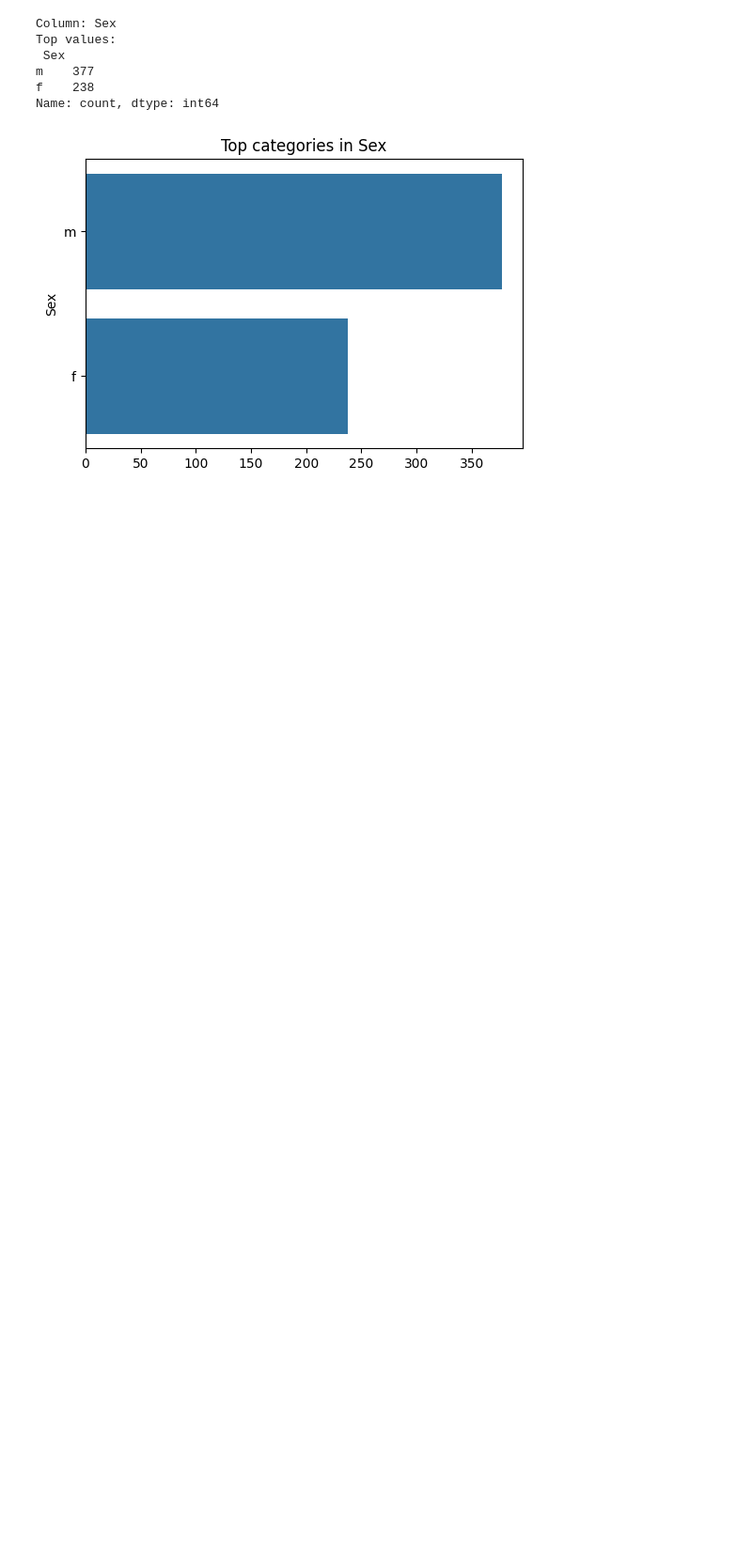
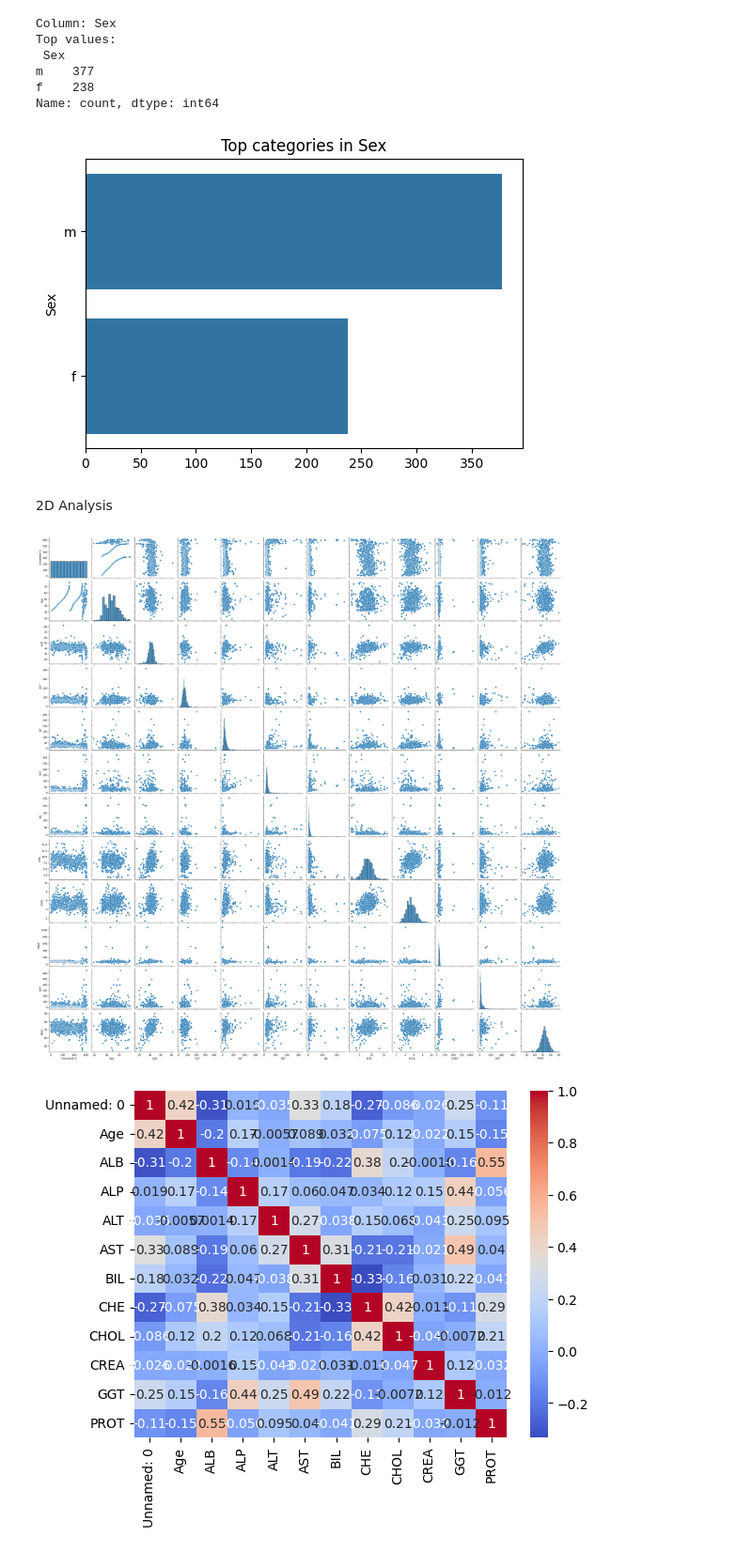
Before and after one commit to Acyuth/EDA_Project, a Jupyter notebook: 22BDS0027.ipynb, the cells around one changed output. Shown at 94% size. Cells and saved outputs as stored; diff of their text form; code cells hidden in the pictures; blank space fills up the shorter version.

```diff
--- a/22BDS0027.ipynb
+++ b/22BDS0027.ipynb
@@ -452,3 +452,26 @@ m    377
 f    238
 Name: count, dtype: int64
 [figure]
+# %% [markdown]
+2D Analysis
+# %%
+# Numeric vs Numeric (correlation)
+sns.pairplot(df[num_cols])
+plt.show()
+
+# Correlation heatmap
+sns.heatmap(df[num_cols].corr(), annot=True, cmap='coolwarm')
+plt.show()
+
+# Numeric vs Categorical (boxplot)
+if 'Category' in df.columns:
+    sns.boxplot(x='Category', y='Age', data=df)
+    plt.show()
+
+# Categorical vs Categorical (contingency)
+cat_cols = df.select_dtypes(include='object').columns
+if len(cat_cols) >= 2:
+    print(pd.crosstab(df[cat_cols[0]], df[cat_cols[1]]))
+# %% [output]
+[figure, added]
+[figure, added]
```
Also changed, not shown: parts of 5 cells of this notebook.
